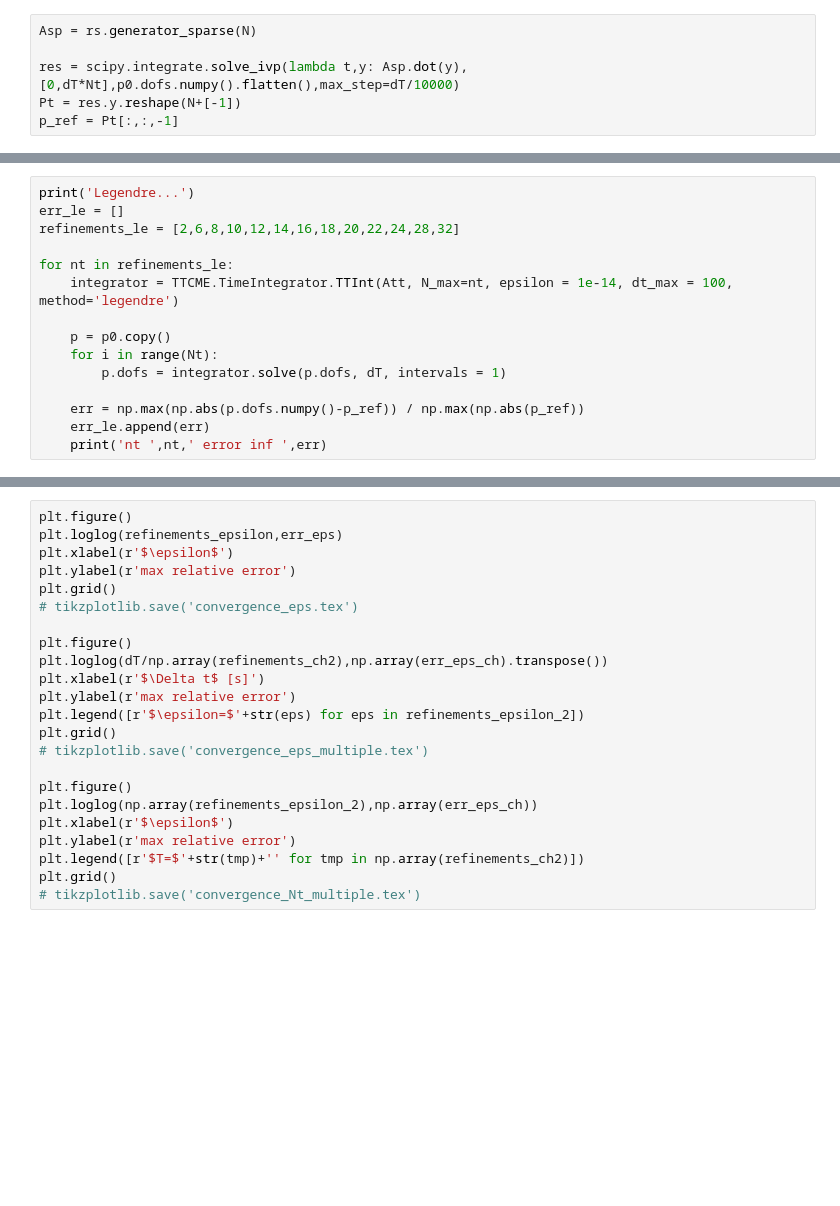
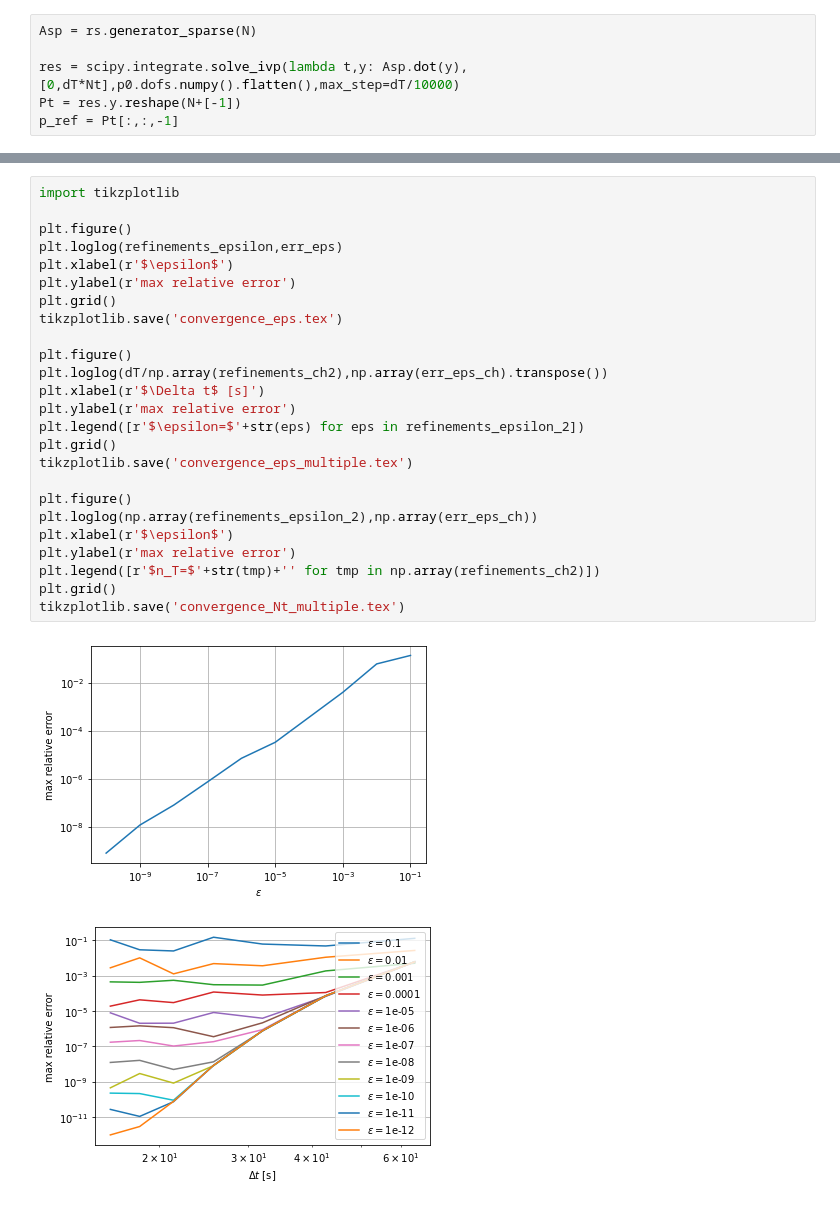
Before and after one commit to ion-g-ion/tt-cme, a Jupyter notebook: examples/simple_gene_convergence.ipynb, the cells around one changed output, grey strips where cells are left out. Drawn from its saved outputs; the diff is of its cells as text; blank space fills up the shorter version.

```diff
--- a/examples/simple_gene_convergence.ipynb
+++ b/examples/simple_gene_convergence.ipynb
@@ -102,16 +145 @@ _LinAlgError: linalg.svd: The algorithm failed to converge because the input mat
-# %%
-print('Legendre...')
-err_le = []
-refinements_le = [2,6,8,10,12,14,16,18,20,22,24,28,32]
-
-for nt in refinements_le:
-    integrator = TTCME.TimeIntegrator.TTInt(Att, N_max=nt, epsilon = 1e-14, dt_max = 100, method='legendre')
-
-    p = p0.copy()
-    for i in range(Nt):
-        p.dofs = integrator.solve(p.dofs, dT, intervals = 1)
-
-    err = np.max(np.abs(p.dofs.numpy()-p_ref)) / np.max(np.abs(p_ref))
-    err_le.append(err)
-    print('nt ',nt,' error inf ',err)
 # %%
@@ -158,23 +222,28 @@ for eps in refinements_epsilon_2:
 # %%
+import tikzplotlib
+
 plt.figure()
 plt.loglog(refinements_epsilon,err_eps)
 plt.xlabel(r'$\epsilon$')
 plt.ylabel(r'max relative error')
 plt.grid()
-# tikzplotlib.save('convergence_eps.tex')
+tikzplotlib.save('convergence_eps.tex')
 
 plt.figure()
 plt.loglog(dT/np.array(refinements_ch2),np.array(err_eps_ch).transpose())
 plt.xlabel(r'$\Delta t$ [s]')
 plt.ylabel(r'max relative error')
 plt.legend([r'$\epsilon=$'+str(eps) for eps in refinements_epsilon_2])
 plt.grid()
-# tikzplotlib.save('convergence_eps_multiple.tex')
+tikzplotlib.save('convergence_eps_multiple.tex')
 
 plt.figure()
 plt.loglog(np.array(refinements_epsilon_2),np.array(err_eps_ch))
 plt.xlabel(r'$\epsilon$')
 plt.ylabel(r'max relative error')
-plt.legend([r'$T=$'+str(tmp)+'' for tmp in np.array(refinements_ch2)])
+plt.legend([r'$n_T=$'+str(tmp)+'' for tmp in np.array(refinements_ch2)])
 plt.grid()
-# tikzplotlib.save('convergence_Nt_multiple.tex')
+tikzplotlib.save('convergence_Nt_multiple.tex')
+# %% [output]
+[figure, added]
+[figure, added]
```
Also changed, not shown: parts of 8 cells of this notebook, 7 other files.
